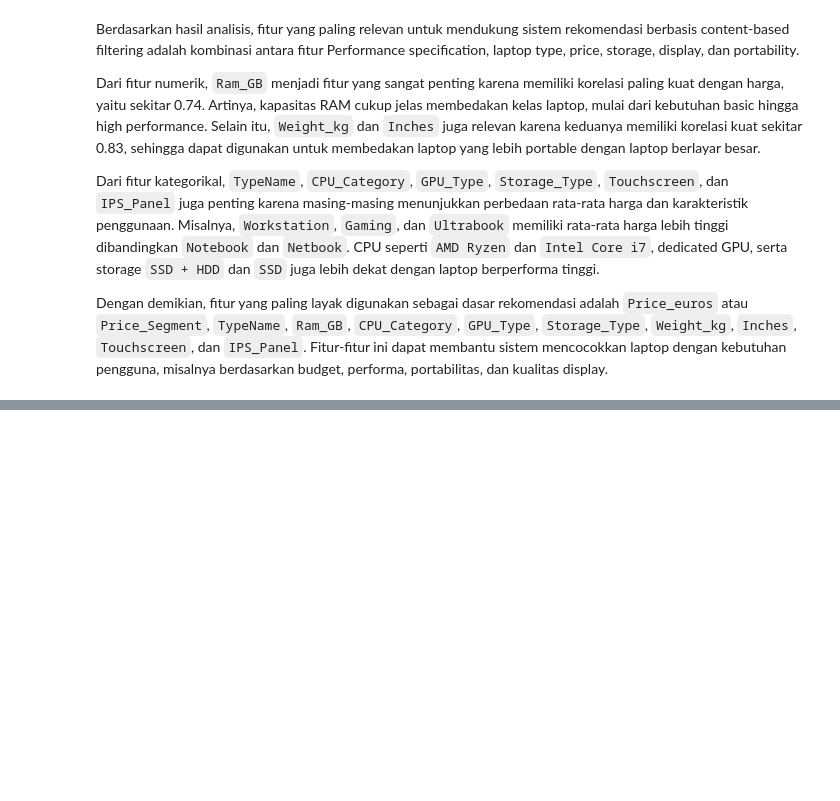
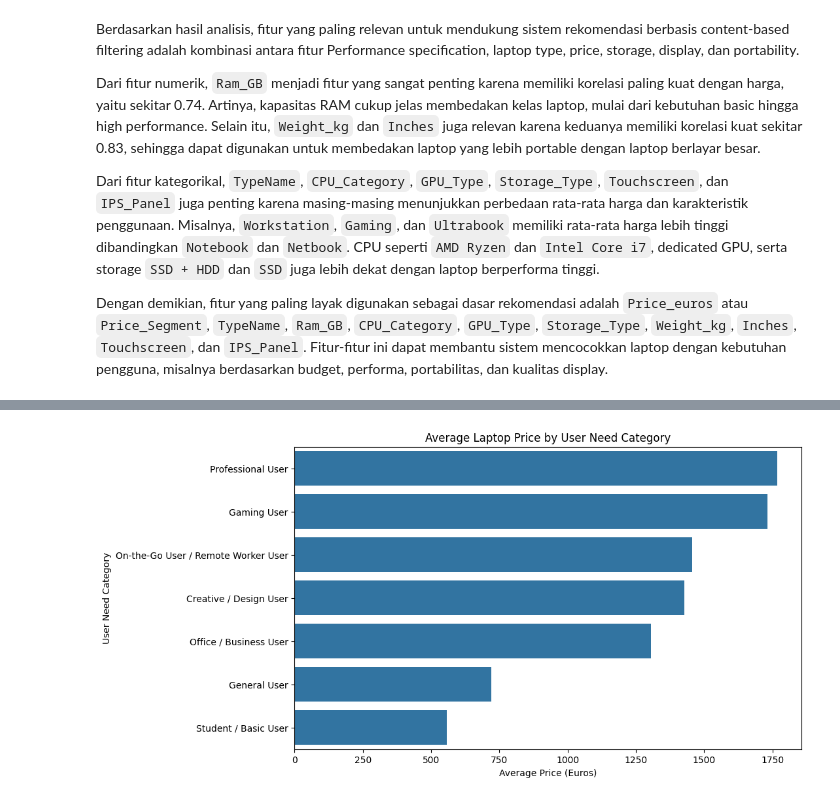
Before and after one commit to FTDS-assignment-bay/p2-ftds-final-project-ftds-038-hck-group-001, a Jupyter notebook: Data_Analysis_Laptop_Recommendation.ipynb, the cells around one changed output, grey strips where cells are left out. Drawn from its saved outputs; the diff is of its cells as text; code cells hidden in the pictures; blank space fills up the shorter version.

```diff
--- a/Data_Analysis_Laptop_Recommendation.ipynb
+++ b/Data_Analysis_Laptop_Recommendation.ipynb
@@ -992,0 +1108,5 @@ Secara keseluruhan, fitur yang paling relevan untuk mendukung strategi rekomenda
+# %%
+# Average price by user need category
+user_need_price = df_clean.groupby('User_Need_Category')['Price_euros'].mean().sort_values(ascending=False)
+
+user_need_price
@@ -992,0 +1123,14 @@ Secara keseluruhan, fitur yang paling relevan untuk mendukung strategi rekomenda
+# %%
+# Visualize average price by user need category
+plt.figure(figsize=(10, 6))
+sns.barplot(
+    x=user_need_price.values,
+    y=user_need_price.index
+)
+
+plt.title('Average Laptop Price by User Need Category')
+plt.xlabel('Average Price (Euros)')
+plt.ylabel('User Need Category')
+plt.show()
+# %% [output]
+[figure, added]
```
Also changed, not shown: parts of 13 cells of this notebook.
